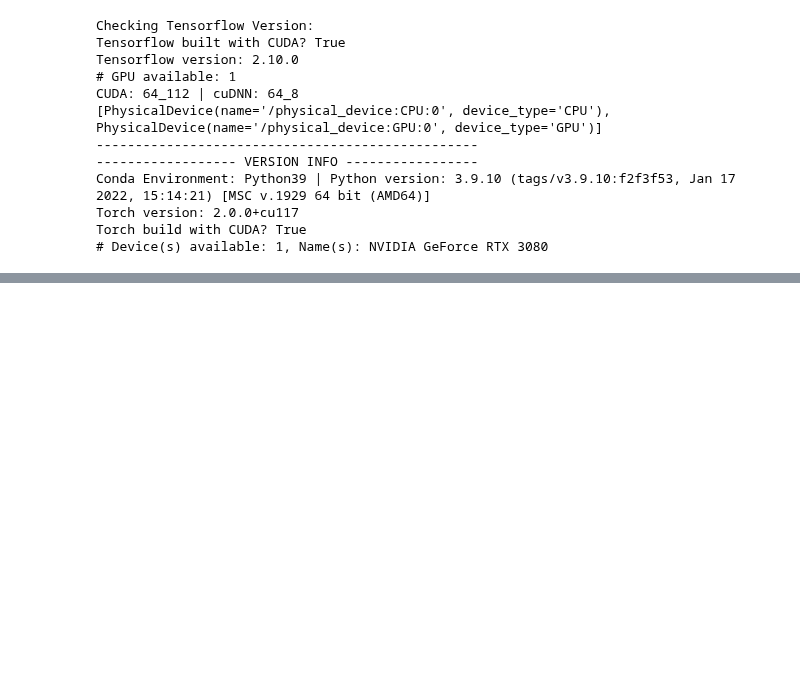
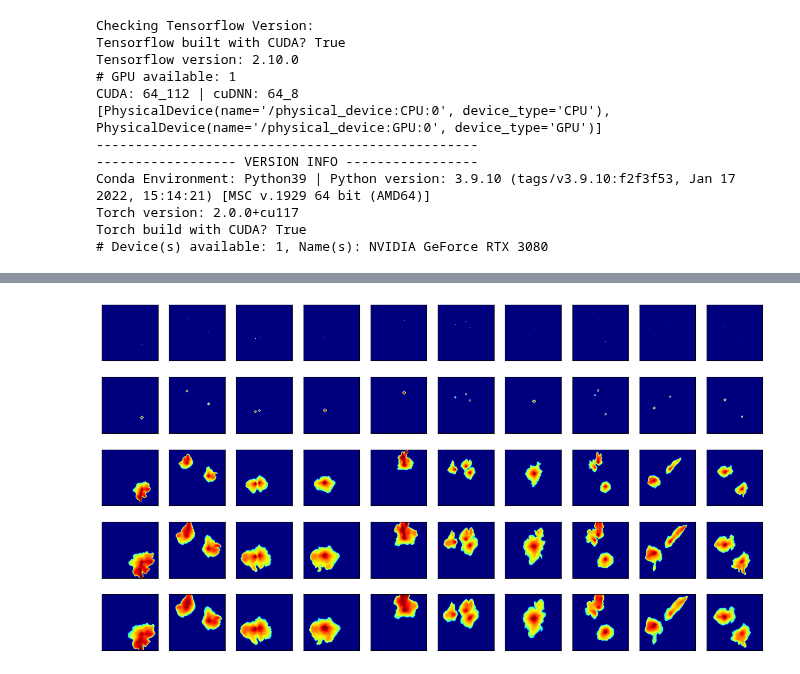
Before and after one commit to misaelmmorales/Stochastic-pix2vid, a Jupyter notebook: CNN_RNN_CO2_v2_torch.ipynb, the cells around one changed output, grey strips where cells are left out. Cells and saved outputs as stored; diff of their text form; code cells hidden in the pictures; blank space fills up the shorter version.

```diff
--- a/CNN_RNN_CO2_v2_torch.ipynb
+++ b/CNN_RNN_CO2_v2_torch.ipynb
@@ -43,0 +30,17 @@ np.save('simulations2D/data/timestamps', timestamps)
+# %%
+poro = np.load('simulations2D/data/poro.npy')
+perm = np.load('simulations2D/data/perm.npy')
+facies = np.load('simulations2D/data/facies.npy')
+wells = np.load('simulations2D/data/wells.npy')
+saturation = np.load('simulations2D/data/saturation.npy')
+print(saturation.shape, poro.shape, perm.shape, facies.shape, wells.shape)
+
+poro_n = MinMaxScaler().fit_transform(poro.T).T
+perm_n = MinMaxScaler().fit_transform(perm.T).T
+facies_n = MinMaxScaler().fit_transform(facies.T).T
+saturation_n = MinMaxScaler().fit_transform(saturation.reshape(1000,50*128*128)).reshape(1000,50,128*128)
+
+X_data = np.concatenate([np.expand_dims(poro_n, 1), np.expand_dims(perm_n, 1),
+                         np.expand_dims(facies_n, 1), np.expand_dims(wells, 1)], 1).reshape(1000,4,128,128)
+y_data = saturation_n.reshape(1000,50,128,128)
+print(X_data.shape, y_data.shape)
@@ -43,0 +50,6 @@ np.save('simulations2D/data/timestamps', timestamps)
+# %%
+X_train, y_train = np.moveaxis(X_data[:750], 1, -1), np.moveaxis(y_data[:750], 1, -1)
+X_test,  y_test  = np.moveaxis(X_data[750:], 1, -1), np.moveaxis(y_data[750:], 1, -1)
+
+print(X_train.shape, y_train.shape)
+print(X_test.shape, y_test.shape)
@@ -43,0 +148,9 @@ np.save('simulations2D/data/timestamps', timestamps)
+# %%
+fig, axs = plt.subplots(5, 10, figsize=(15,8))
+for i in range(5):
+    for j in range(10):
+        axs[i,j].imshow(y_test[j,:,:,i*10], 'jet')
+        axs[i,j].set(xticks=[], yticks=[])
+plt.show()
+# %% [output]
+[figure, added]
```
Also changed, not shown: parts of 11 cells of this notebook, 1 other file.
